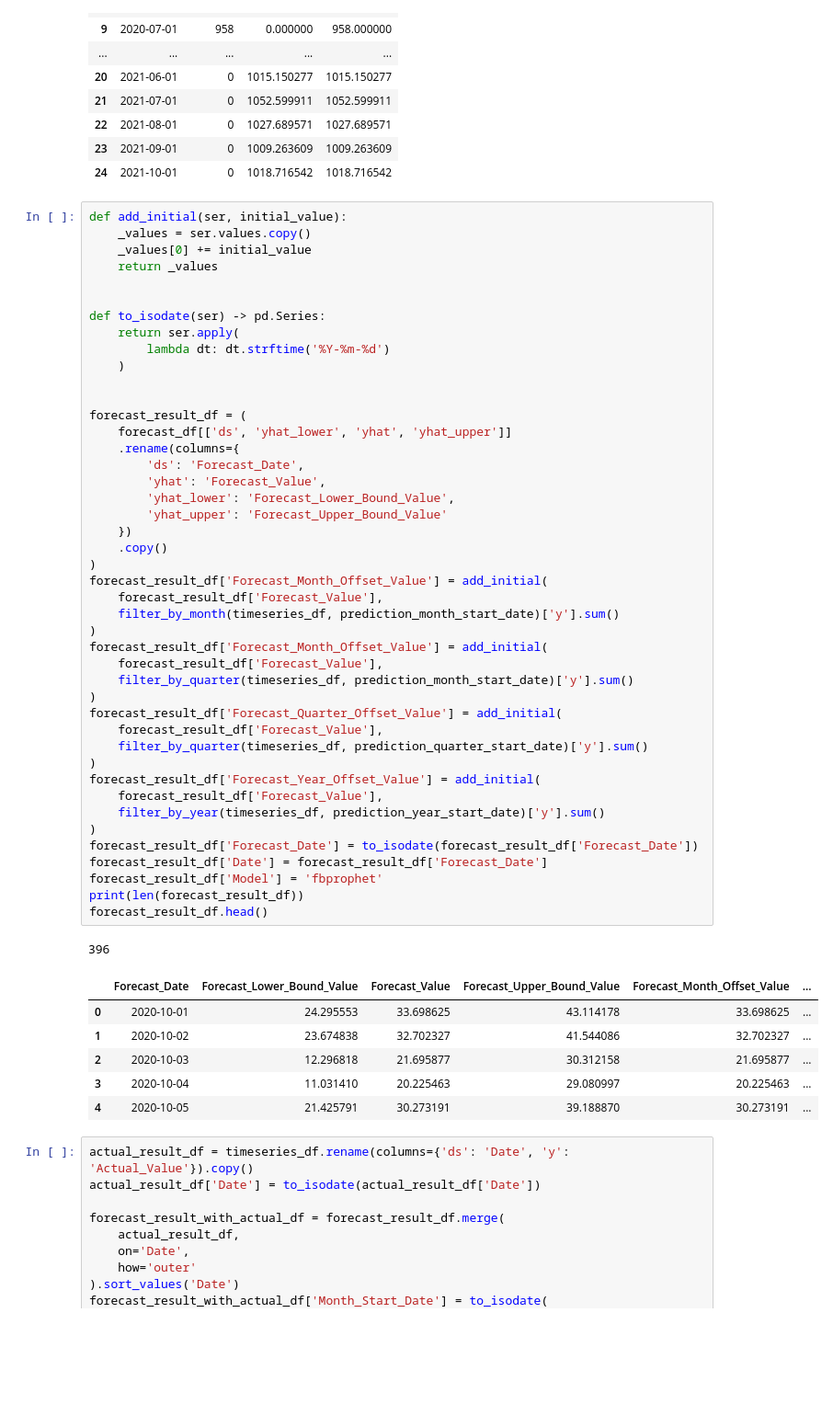
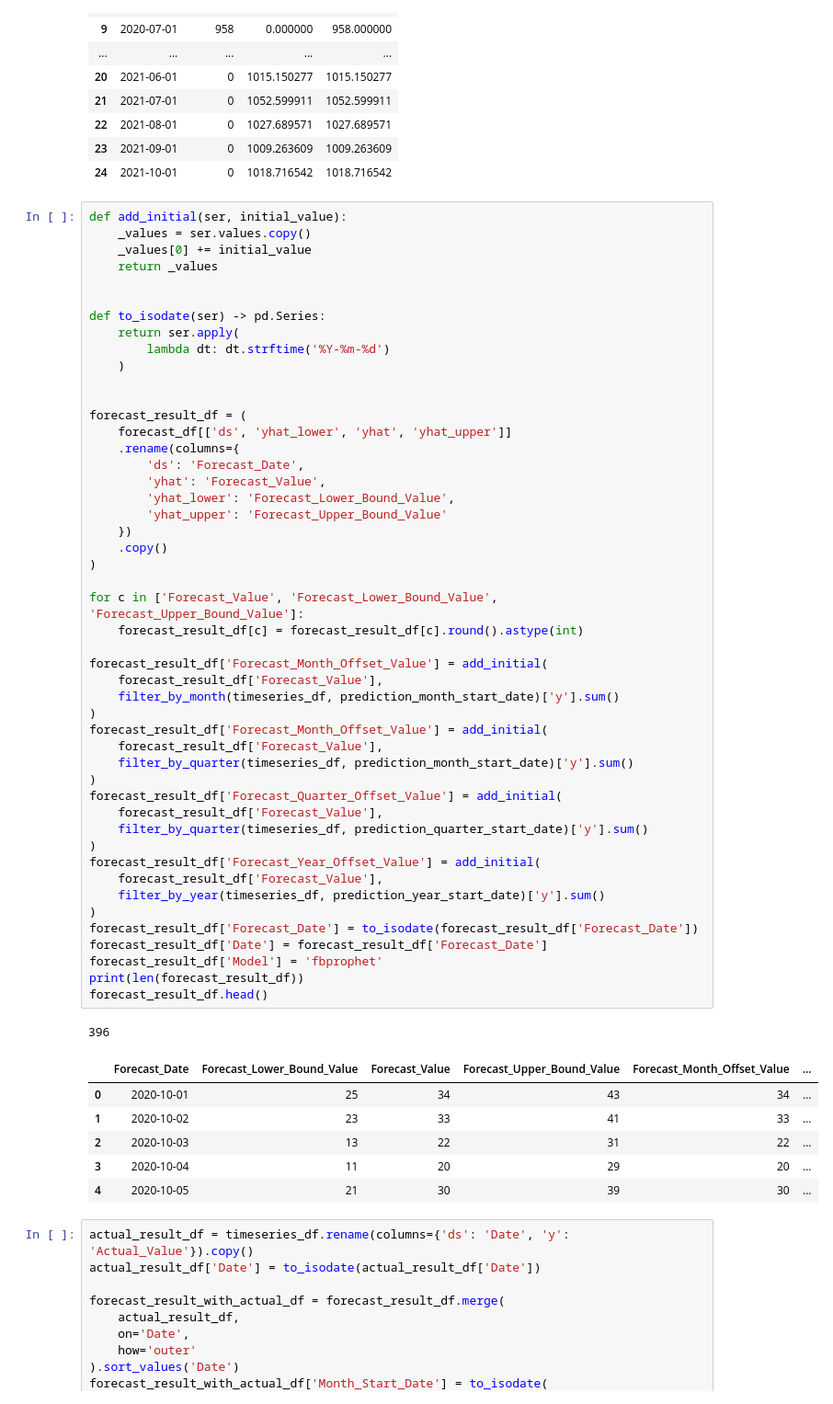
Before and after one commit to elifesciences/data-science-dags, a Jupyter notebook: notebooks/forecasting/forecast-initial-submission.ipynb, the cells around one changed output. Shown at 92% size. Saved outputs shown, nothing was run; the diff lists cells and outputs as text; blank space fills up the shorter version.

Commit message:
round forecast values

```diff
--- a/notebooks/forecasting/forecast-initial-submission.ipynb
+++ b/notebooks/forecasting/forecast-initial-submission.ipynb
@@ -271,38 +271,42 @@ forecast_result_df = (
         'yhat': 'Forecast_Value',
         'yhat_lower': 'Forecast_Lower_Bound_Value',
         'yhat_upper': 'Forecast_Upper_Bound_Value'
     })
     .copy()
 )
+
+for c in ['Forecast_Value', 'Forecast_Lower_Bound_Value', 'Forecast_Upper_Bound_Value']:
+    forecast_result_df[c] = forecast_result_df[c].round().astype(int)
+
 forecast_result_df['Forecast_Month_Offset_Value'] = add_initial(
     forecast_result_df['Forecast_Value'],
     filter_by_month(timeseries_df, prediction_month_start_date)['y'].sum()
 )
 forecast_result_df['Forecast_Month_Offset_Value'] = add_initial(
     forecast_result_df['Forecast_Value'],
     filter_by_quarter(timeseries_df, prediction_month_start_date)['y'].sum()
 )
 forecast_result_df['Forecast_Quarter_Offset_Value'] = add_initial(
     forecast_result_df['Forecast_Value'],
     filter_by_quarter(timeseries_df, prediction_quarter_start_date)['y'].sum()
 )
 forecast_result_df['Forecast_Year_Offset_Value'] = add_initial(
     forecast_result_df['Forecast_Value'],
     filter_by_year(timeseries_df, prediction_year_start_date)['y'].sum()
 )
 forecast_result_df['Forecast_Date'] = to_isodate(forecast_result_df['Forecast_Date'])
 forecast_result_df['Date'] = forecast_result_df['Forecast_Date']
 forecast_result_df['Model'] = 'fbprophet'
 print(len(forecast_result_df))
 forecast_result_df.head()
 # %% [output]
 396
 |  | Forecast_Date | Forecast_Lower_Bound_Value | Forecast_Value | Forecast_Upper_Bound_Value | Forecast_Month_Offset_Value | ... |
-| 0 | 2020-10-01 | 24.295553 | 33.698625 | 43.114178 | 33.698625 | ... |
-| 1 | 2020-10-02 | 23.674838 | 32.702327 | 41.544086 | 32.702327 | ... |
-| 2 | 2020-10-03 | 12.296818 | 21.695877 | 30.312158 | 21.695877 | ... |
-| 3 | 2020-10-04 | 11.031410 | 20.225463 | 29.080997 | 20.225463 | ... |
-| 4 | 2020-10-05 | 21.425791 | 30.273191 | 39.188870 | 30.273191 | ... |
+| 0 | 2020-10-01 | 25 | 34 | 43 | 34 | ... |
+| 1 | 2020-10-02 | 23 | 33 | 41 | 33 | ... |
+| 2 | 2020-10-03 | 13 | 22 | 31 | 22 | ... |
+| 3 | 2020-10-04 | 11 | 20 | 29 | 20 | ... |
+| 4 | 2020-10-05 | 21 | 30 | 39 | 30 | ... |
 # %%
 actual_result_df = timeseries_df.rename(columns={'ds': 'Date', 'y': 'Actual_Value'}).copy()
 actual_result_df['Date'] = to_isodate(actual_result_df['Date'])
```
Also changed, not shown: parts of 2 cells of this notebook.
